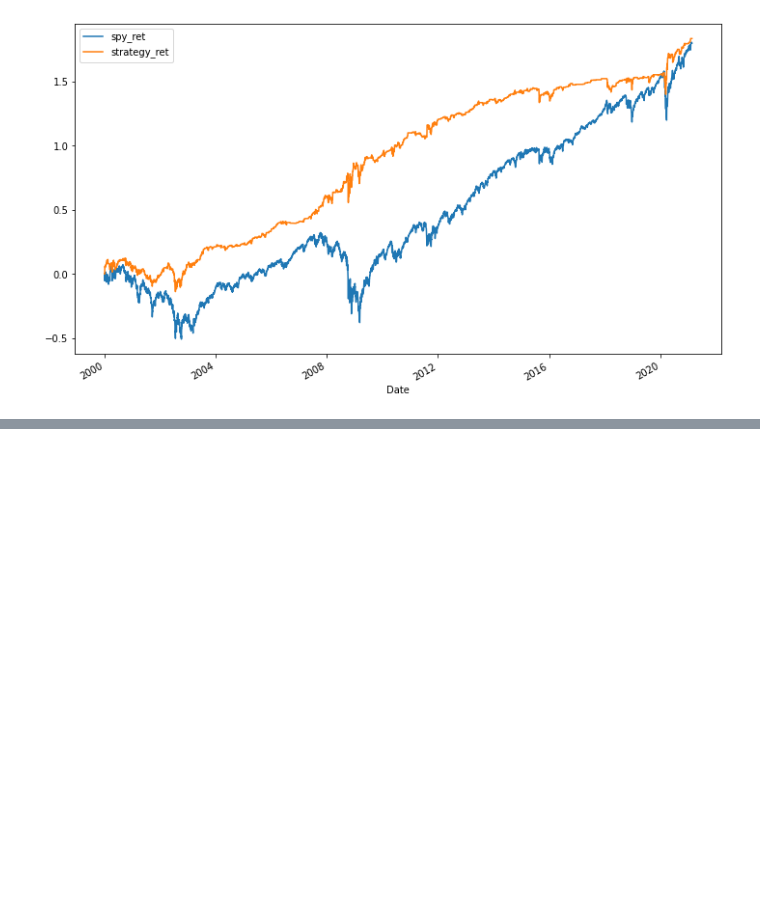
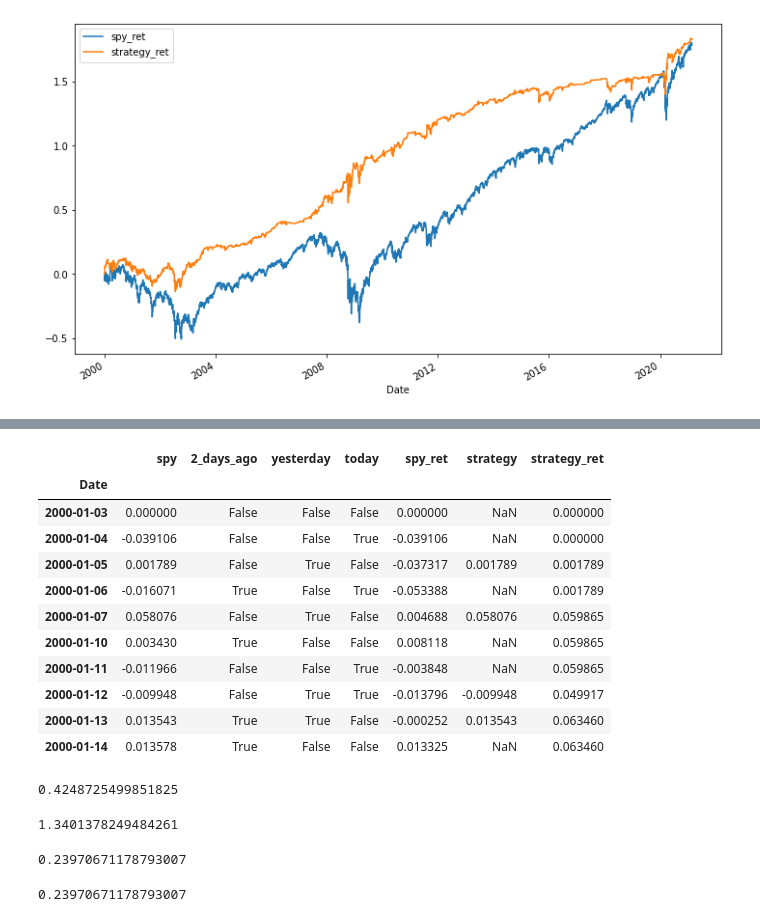
Before and after one commit to ooddaa/tradingAlgos, a Jupyter notebook: aroussi/1webinar.ipynb, the cells around one changed output, grey strips where cells are left out. Saved outputs shown, nothing was run; the diff lists cells and outputs as text; code cells hidden in the pictures; blank space fills up the shorter version.

```diff
--- a/aroussi/1webinar.ipynb
+++ b/aroussi/1webinar.ipynb
@@ -319,0 +349,35 @@ pf.loc["2013-01-01":"2021-02-19", ['spy_ret','strategy_ret']].plot()
+# %%
+pf.head(10)
+# %% [output]
+|  | spy | 2_days_ago | yesterday | today | spy_ret | strategy | strategy_ret |
+| Date |  |  |  |  |  |  |  |
+| 2000-01-03 | 0.000000 | False | False | False | 0.000000 | NaN | 0.000000 |
+| 2000-01-04 | -0.039106 | False | False | True | -0.039106 | NaN | 0.000000 |
+| 2000-01-05 | 0.001789 | False | True | False | -0.037317 | 0.001789 | 0.001789 |
+| 2000-01-06 | -0.016071 | True | False | True | -0.053388 | NaN | 0.001789 |
+| 2000-01-07 | 0.058076 | False | True | False | 0.004688 | 0.058076 | 0.059865 |
+| 2000-01-10 | 0.003430 | True | False | False | 0.008118 | NaN | 0.059865 |
+| 2000-01-11 | -0.011966 | False | False | True | -0.003848 | NaN | 0.059865 |
+| 2000-01-12 | -0.009948 | False | True | True | -0.013796 | -0.009948 | 0.049917 |
+| 2000-01-13 | 0.013543 | True | True | False | -0.000252 | 0.013543 | 0.063460 |
+| 2000-01-14 | 0.013578 | True | False | False | 0.013325 | NaN | 0.063460 |
+# %%
+# benchmark sharpe
+sharpe(pf['spy'])
+# %% [output]
+0.4248725499851825
+# %%
+# strategy sharpe
+sharpe(pf['strategy'])
+# %% [output]
+1.3401378249484261
+# %%
+# time in market
+# how many days we hold positions
+pf['strategy'].count() / len(pf.index)
+# %% [output]
+0.23970671178793007
+# %%
+len(pf['strategy'].dropna()) / len(pf)
+# %% [output]
+0.23970671178793007
```
Also changed, not shown: parts of 10 cells of this notebook.
